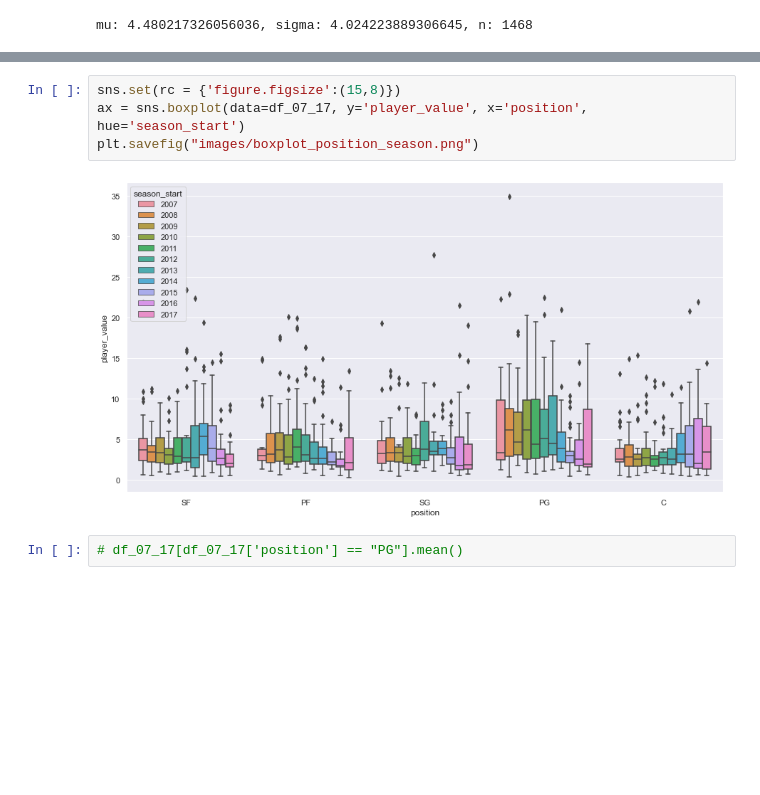
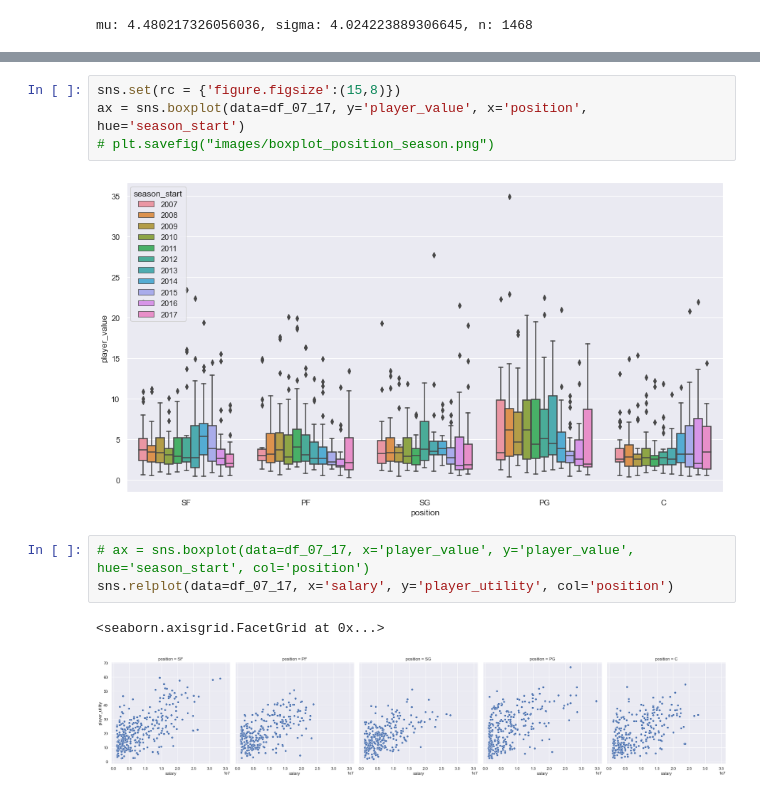
Before and after one commit to matteo8p/NBA_Analysis, a Jupyter notebook: Master Data Plotting.ipynb, the cells around one changed output, grey strips where cells are left out. Saved outputs shown, nothing was run; the diff lists cells and outputs as text; blank space fills up the shorter version.

Commit message:
added more plotting

```diff
--- a/Master Data Plotting.ipynb
+++ b/Master Data Plotting.ipynb
@@ -183,8 +184,12 @@ ax1 = sns.boxplot(data=df_07_17, y='player_value', x='position')
 # %%
 sns.set(rc = {'figure.figsize':(15,8)})
 ax = sns.boxplot(data=df_07_17, y='player_value', x='position', hue='season_start')
-plt.savefig("images/boxplot_position_season.png")
+# plt.savefig("images/boxplot_position_season.png")
 # %% [output]
 [figure]
 # %%
-# df_07_17[df_07_17['position'] == "PG"].mean()
+# ax = sns.boxplot(data=df_07_17, x='player_value', y='player_value', hue='season_start', col='position')
+sns.relplot(data=df_07_17, x='salary', y='player_utility', col='position')
+# %% [output]
+<seaborn.axisgrid.FacetGrid at 0x...>
+[figure, added]
```
Also changed, not shown: parts of 2 cells of this notebook, 1 other file.
